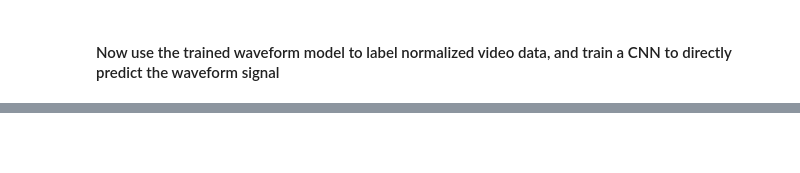
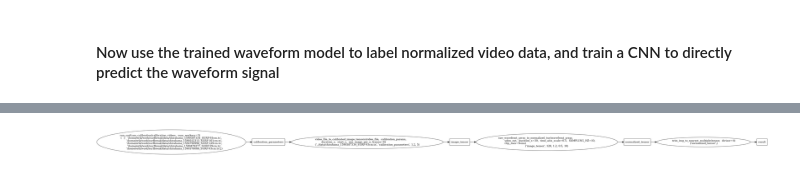
Before and after one commit to sjobeek/surfbreak, a Jupyter notebook: nbs/12_learning_pipeline.ipynb, the cells around one changed output, grey strips where cells are left out. Saved outputs shown, nothing was run; the diff lists cells and outputs as text; code cells hidden in the pictures; blank space fills up the shorter version.

```diff
--- a/nbs/12_learning_pipeline.ipynb
+++ b/nbs/12_learning_pipeline.ipynb
@@ -139,0 +126,6 @@ RuntimeError: Error(s) in loading state_dict for LitSirenNet:
+# %%
+from surfbreak.pipelines import video_to_trimmed_tensor
+wf_graph = video_to_trimmed_tensor(wf_labeling_training_video, start_s=5, duration_s=1.2, time_axis_scale=0.5)
+visualize(wf_graph)
+# %% [output]
+[figure, added]
```
Also changed, not shown: parts of 13 cells of this notebook, 4 other files.
